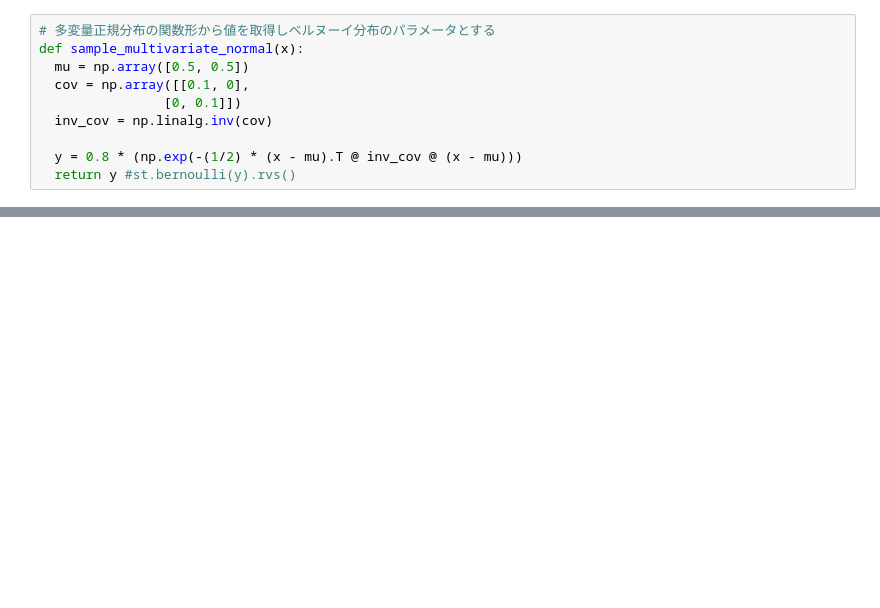
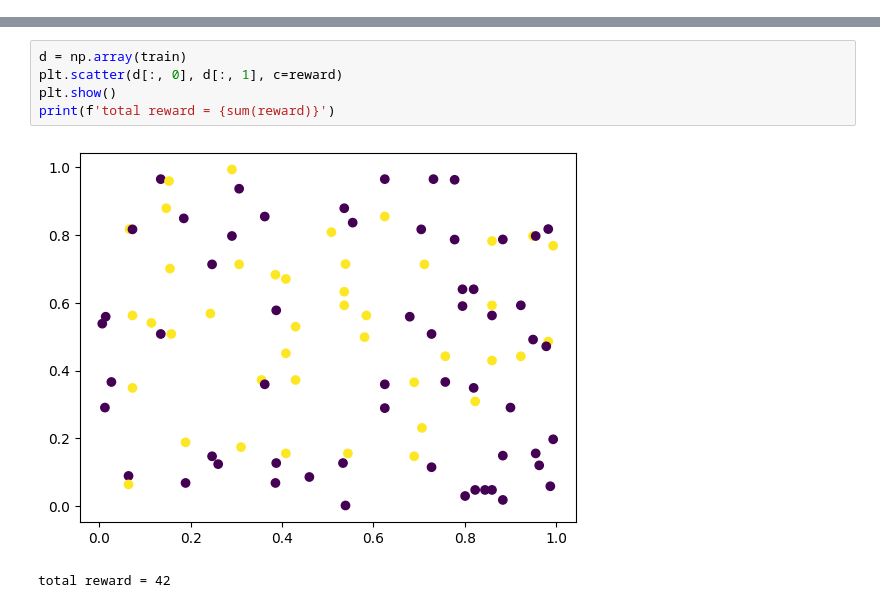
Before and after one commit to taikicoco/gauusian_process_bandit, a Jupyter notebook: app/bandit/results/gp_2d.ipynb, the cells around one changed output, grey strips where cells are left out. Drawn from its saved outputs; the diff is of its cells as text; blank space fills up the shorter version.

```diff
--- a/app/bandit/results/gp_2d.ipynb
+++ b/app/bandit/results/gp_2d.ipynb
@@ -42,10 +59,0 @@ plt.show()
-# %%
-# 多変量正規分布の関数形から値を取得しベルヌーイ分布のパラメータとする
-def sample_multivariate_normal(x):
-  mu = np.array([0.5, 0.5])
-  cov = np.array([[0.1, 0],
-                [0, 0.1]])
-  inv_cov = np.linalg.inv(cov)
-
-  y = 0.8 * (np.exp(-(1/2) * (x - mu).T @ inv_cov @ (x - mu)))
-  return y #st.bernoulli(y).rvs()
@@ -95,0 +135,8 @@ plt.show()
+# %%
+d = np.array(train)
+plt.scatter(d[:, 0], d[:, 1], c=reward)
+plt.show()
+print(f'total reward = {sum(reward)}')
+# %% [output]
+[figure, added]
+total reward = 42
```
Also changed, not shown: parts of 10 cells of this notebook, 1 other file.
